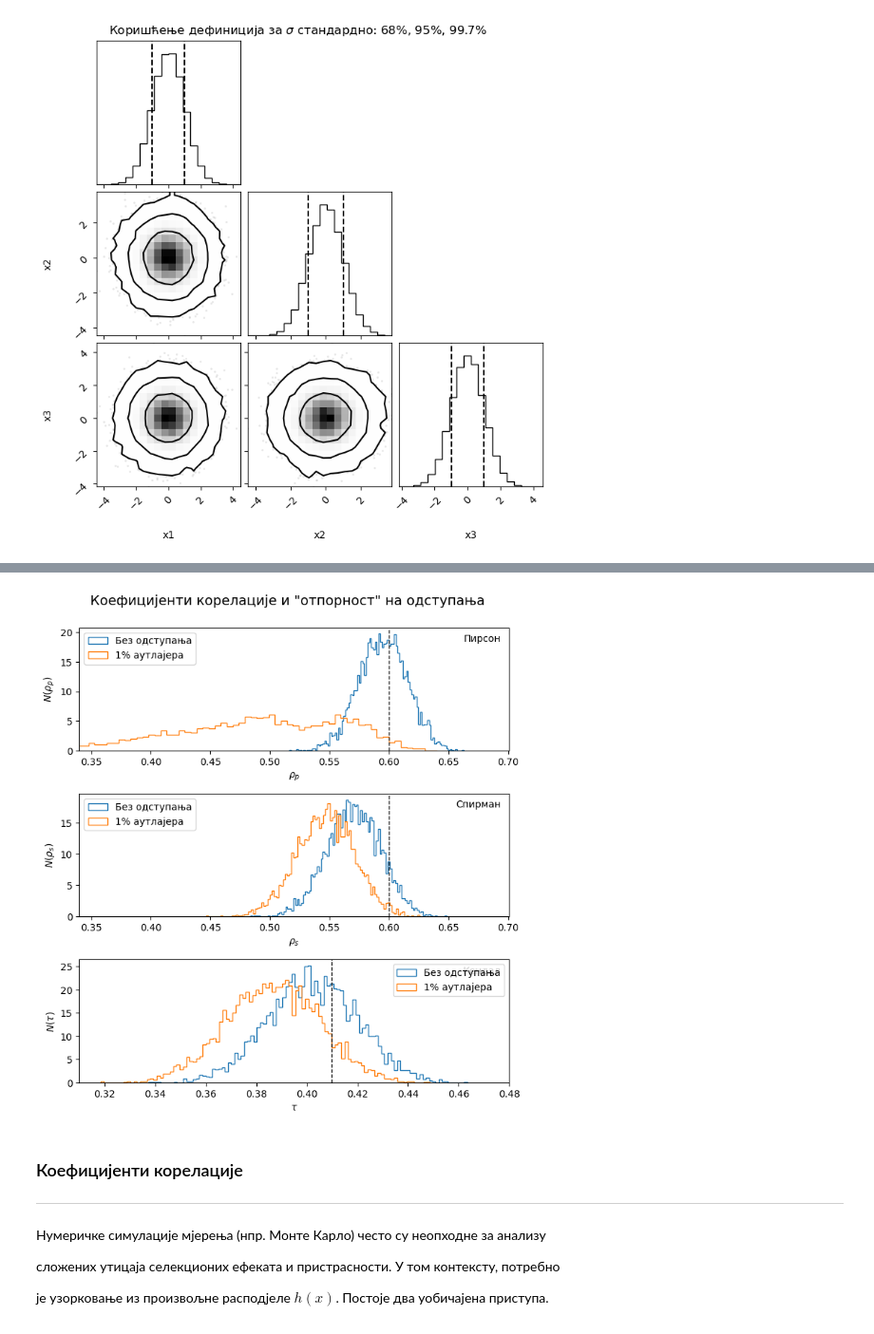
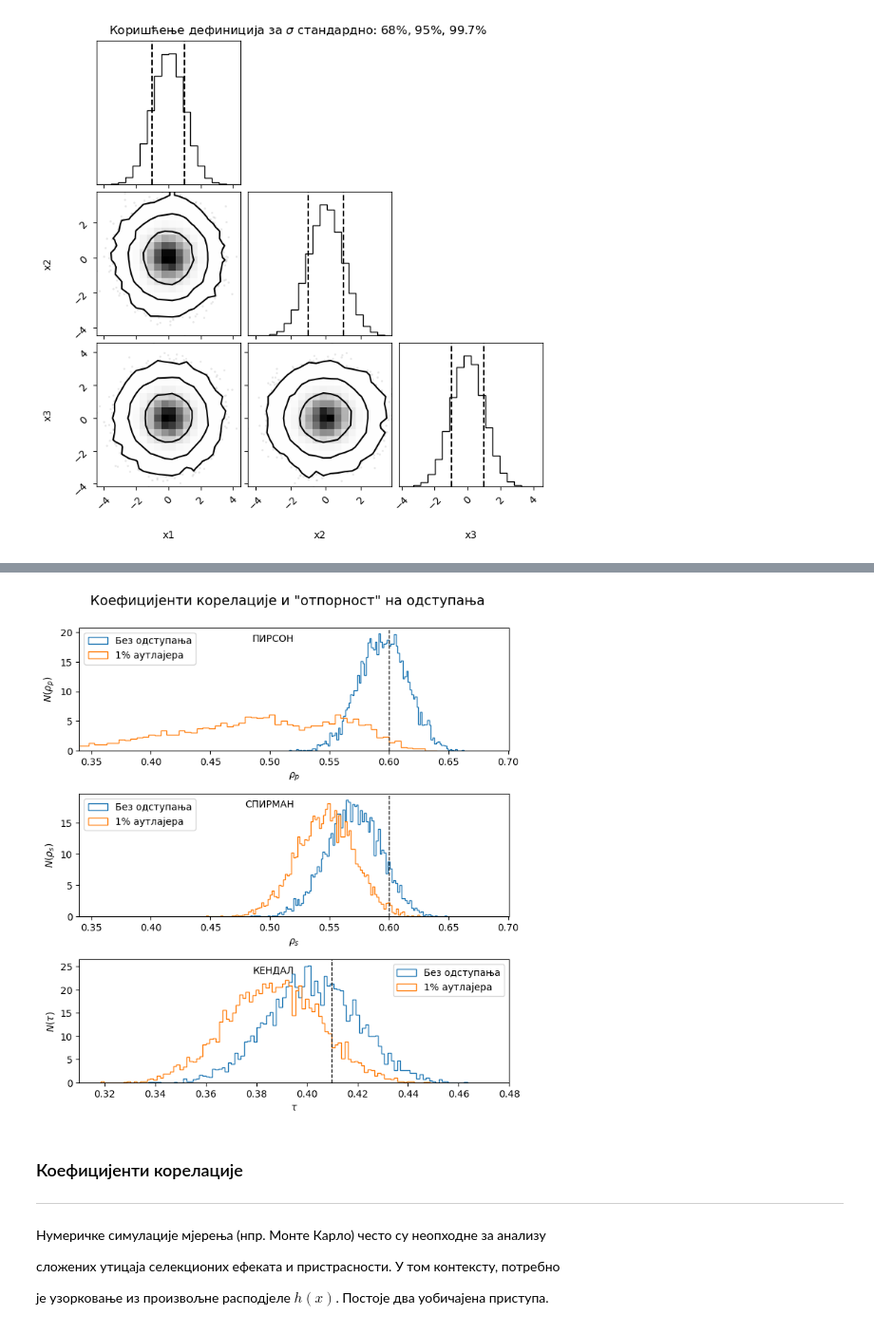
Before and after one commit to zorzeus/Astrostatistika, a Jupyter notebook: as_03.ipynb, the cells around one changed output, grey strips where cells are left out. Shown at 95% size. Drawn from its saved outputs; the diff is of its cells as text; code cells hidden in the pictures.

```diff
--- a/as_03.ipynb
+++ b/as_03.ipynb
@@ -346,11 +343,6 @@ $$
 
 гдје су $N_c$ и $N_d$ број конкордантних, односно дискордантних парова.
 # %%
-#if plt.rcParams.get('text.usetex'):
-#    pct = '\%'
-#else:
-#    pct = '%'
-
 Nbootstraps = 5000 # bootstrap итерације
 N = 1000 # тачке у основном узорку
 sigma1 = 2.0 # параметри за биваријантну нормалну расподјелу
@@ -358,7 +350,7 @@ sigma2 = 1.0
 mu = (10.0, 10.0)
 alpha_deg = 45.0
 alpha = alpha_deg * np.pi / 180
-f = 0.01 # удио аутлајера
+f = 0.01 # удио одступања
 
 np.random.seed(0)
 X = bivariate_normal(mu, sigma1, sigma2, alpha, N) # генерисање
@@ -395,7 +387,7 @@ def compute(N, Nbootstraps, X, X_out):
 
 results = compute(N, Nbootstraps, X, X_out)
 
-# фенси подешавања
+# "фенси" подешавања
 plt.figure(figsize=(8, 8))
 plt.suptitle('Коефицијенти корелације и "отпорност" на одступања', fontsize=14)
 plt.subplots_adjust(bottom=0.1, top=0.92, hspace=0.35)
@@ -403,36 +395,36 @@ plt.subplots_adjust(bottom=0.1, top=0.92, hspace=0.35)
 histargs = (dict(label='Без одступања'),
             dict(label='%i%s аутлајера' % (int(f * 100), pct)))
 
-distributions = ['Пирсон', 'Спирман', 'Кендал']
+distributions = ['ПИРСОН', 'СПИРМАН', 'КЕНДАЛ']
 xlabels = [r'\rho_p', r'\rho_s', r'\tau']
 
 for i in range(3):
     plt.subplot(3, 1, i+1)
     for j in range(2):
         plt.hist(results[i, j], 100, histtype='step',
                  density=True, **histargs[j])
 
     plt.legend(loc=2)
 
     ylim = plt.ylim()
     if i < 2:
         plt.plot([rho_true, rho_true], ylim, '--k', lw=1)
         plt.xlim(0.34, 0.701)
     else:
         plt.plot([tau_true, tau_true], ylim, '--k', lw=1)
         plt.xlim(0.31, 0.48)
     plt.ylim(ylim)
 
-    plt.text(0.98, 0.95, distributions[i], ha='right', va='top',
+    plt.text(0.5, 0.95, distributions[i], color='black', ha='right', va='top',
              transform=plt.gca().transAxes)
 
     plt.xlabel('$%s$' % xlabels[i])
     plt.ylabel('$N(%s)$' % xlabels[i])
 
 plt.legend()
 plt.show()
 # %% [output]
-[figure, old version]
+[figure, new version]
 # %% [markdown]
 ### Коефицијенти корелације
 
```
Also changed, not shown: parts of 6 cells of this notebook.
